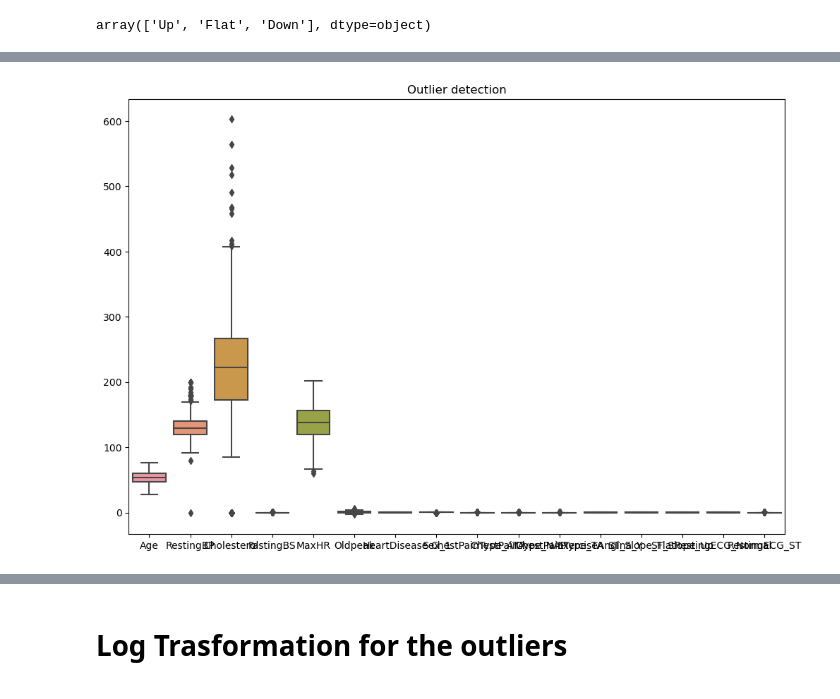
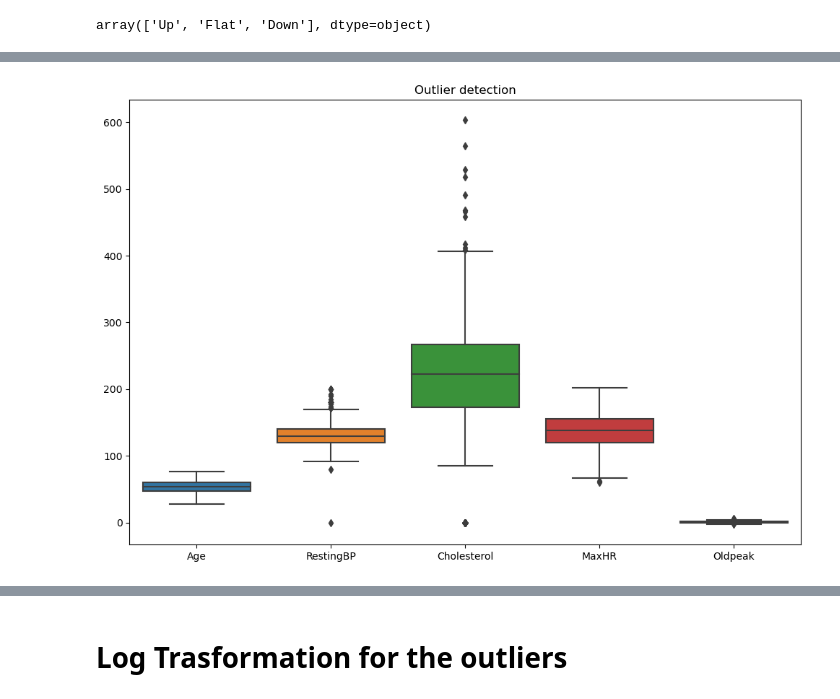
Before and after one commit to SohaybWael/intern, a Jupyter notebook: Submissions/Internships/Mohamed Bolbol/ML Tasks/Logistic Regression.ipynb, the cells around one changed output, grey strips where cells are left out. Drawn from its saved outputs; the diff is of its cells as text; code cells hidden in the pictures.

```diff
--- a/Submissions/Internships/Mohamed Bolbol/ML Tasks/Logistic Regression.ipynb
+++ b/Submissions/Internships/Mohamed Bolbol/ML Tasks/Logistic Regression.ipynb
@@ -71,2 +179,3 @@ array(['Up', 'Flat', 'Down'], dtype=object)
 # %%
-df_copy=df
+df_copy= df.copy()
+df_continuous = df_copy[['Age', 'RestingBP', 'Cholesterol', 'MaxHR', 'Oldpeak']]
@@ -130,6 +255,6 @@ plt.show()
 # %%
 plt.figure(figsize=(12, 8))
-sns.boxplot(data=df_copy).set(title="Outlier detection")
+sns.boxplot(data=df_continuous).set(title="Outlier detection")
 plt.show()
 # %% [output]
-[figure, old version]
+[figure, new version]
```
Also changed, not shown: parts of 57 cells of this notebook.
